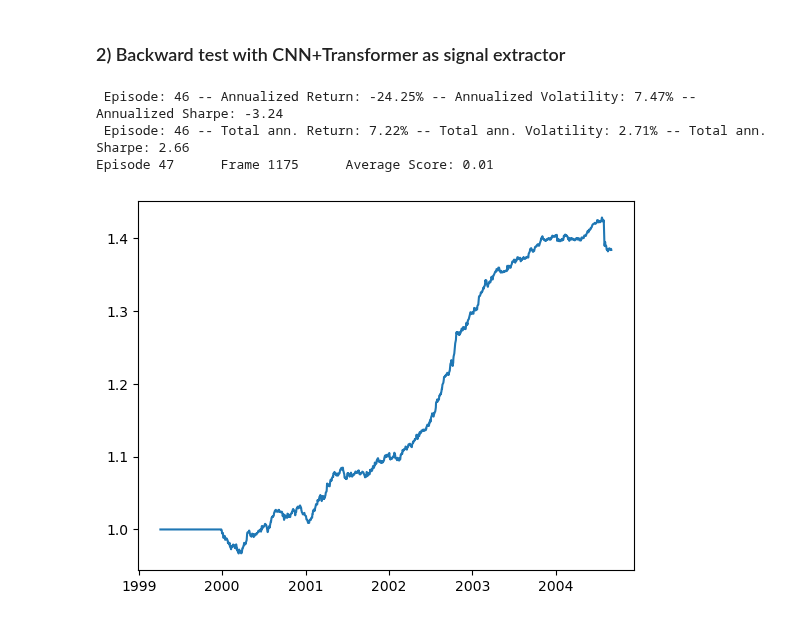
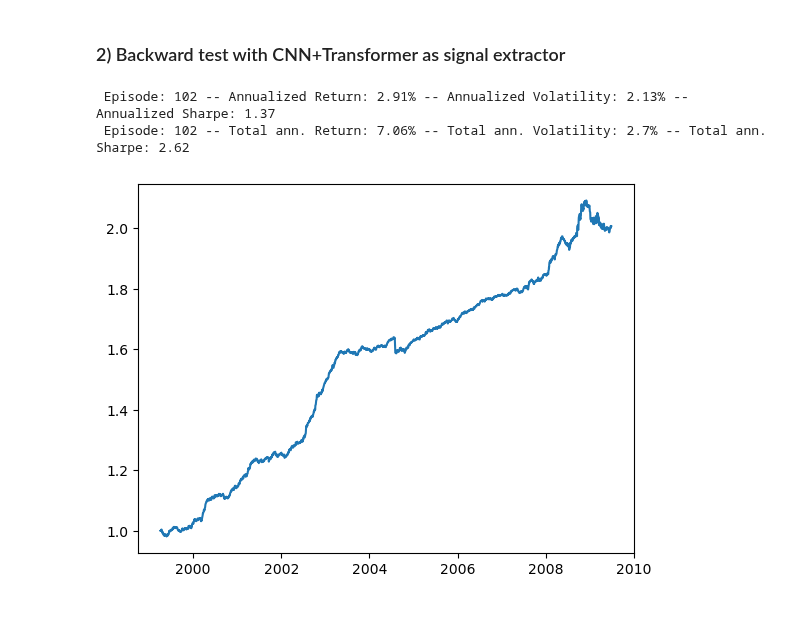
Before and after one commit to quintengeerts2000/MasterThesis-DRL_applications_to_stat_arb, a Jupyter notebook: empirical_analysis/RL_trading_tests.ipynb, the cells around one changed output. Saved outputs shown, nothing was run; the diff lists cells and outputs as text; code cells hidden in the pictures.

```diff
--- a/empirical_analysis/RL_trading_tests.ipynb
+++ b/empirical_analysis/RL_trading_tests.ipynb
@@ -222,7 +222,7 @@ TAU         = 1e-2
 eps_frames  = 500
 min_eps     = 0.025
 LR          = 1e-3
-UPDATE_EVERY= 1
+UPDATE_EVERY= 5
 n_step      = 1
 
 device = torch.device("cuda:0" if torch.cuda.is_available() else "cpu")
@@ -261,8 +261,10 @@ FACTORS         = 5         # the amount of factors used in the factor model
 SIGNAL_WINDOW   = 60        # the length of the window used for extracting the signal
 TRANS_COST      = 0.0       # transaction cost for changes in the portfolio
 SHORT_COST      = 0.0       # cost of keeping a short position open
-WARMUP_TIME     = 500       # time needed to run the factor models before starting the strategy
-RETRAIN_EVERY   = 50        # time before the feature extractor is retrained on new data
+
+WARMUP_TIME     = 100       # time needed to run the factor models before starting the strategy
+RETRAIN_EVERY   = 5         # time before the feature extractor is retrained on new data
+BATCH_SIZE_EXTR = 5
 
 env = TradingEnvironment(financial_dataset=price_df.dropna(axis=0, thresh=300),
                         residual_generator=PCA,
@@ -330,37 +332,35 @@ for frame in range(1, frames+1-WARMUP_TIME):
             # perform a learning step
             agent.learn(experiences)
 
     # FEATURE EXTRACTOR RETRAINING
     if frame % RETRAIN_EVERY == 0:
-        signal_extractor.re_train(train_data = env.res_rets.loc[env.date - dt.timedelta(days=LOOKBACK_WINDOW):env.date],
-                                  sample_size = BATCH_SIZE)
+        signal_extractor.re_train(train_data = env.res_rets.loc[env.date - dt.timedelta(days=WARMUP_TIME):env.date],
+                                  sample_size = BATCH_SIZE_EXTR)
 
     state     = next_state
     features  = next_state[env.tradeable_tickers].values.T
     features  = signal_extractor.extract(features)
 
     score *= (env.p_l + 1)
     # linear annealing to the min epsilon value until eps_frames and from there slowly decease epsilon to 0 until the end of training
     if eps_fixed == False:
         if frame < eps_frames:
             eps = max(eps_start - (frame*(1/eps_frames)), min_eps)
         else:
             eps = max(min_eps - min_eps*((frame-eps_frames)/(frames-eps_frames)), 0.001)
 
     if frame % EPISODE_LENGTH == 0:
         scores_window.append(score-1)       # save most recent score
         scores.append(score-1)              # save most recent score
         #writer.add_scalar("Average100", np.mean(scores_window), frame)
         output_history.append(np.mean(scores_window))
         clear_output(True)
         env.evaluate_performance()
-        print('\rEpisode {}\tFrame {} \tAverage Score: {:.2f}'.format(i_episode, frame, np.mean(scores_window)), end="")
         plt.plot((env.total_pl.dropna() + 1).cumprod())
         plt.show()
         i_episode +=1
         score = 1
 # %% [output]
- Episode: 46 -- Annualized Return: -24.25% -- Annualized Volatility: 7.47% -- Annualized Sharpe: -3.24
- Episode: 46 -- Total ann. Return: 7.22% -- Total ann. Volatility: 2.71% -- Total ann. Sharpe: 2.66
-Episode 47      Frame 1175      Average Score: 0.01
+ Episode: 102 -- Annualized Return: 2.91% -- Annualized Volatility: 2.13% -- Annualized Sharpe: 1.37
+ Episode: 102 -- Total ann. Return: 7.06% -- Total ann. Volatility: 2.7% -- Total ann. Sharpe: 2.62
-[figure, old version]
+[figure, new version]
```
Also changed, not shown: 1 other file.
